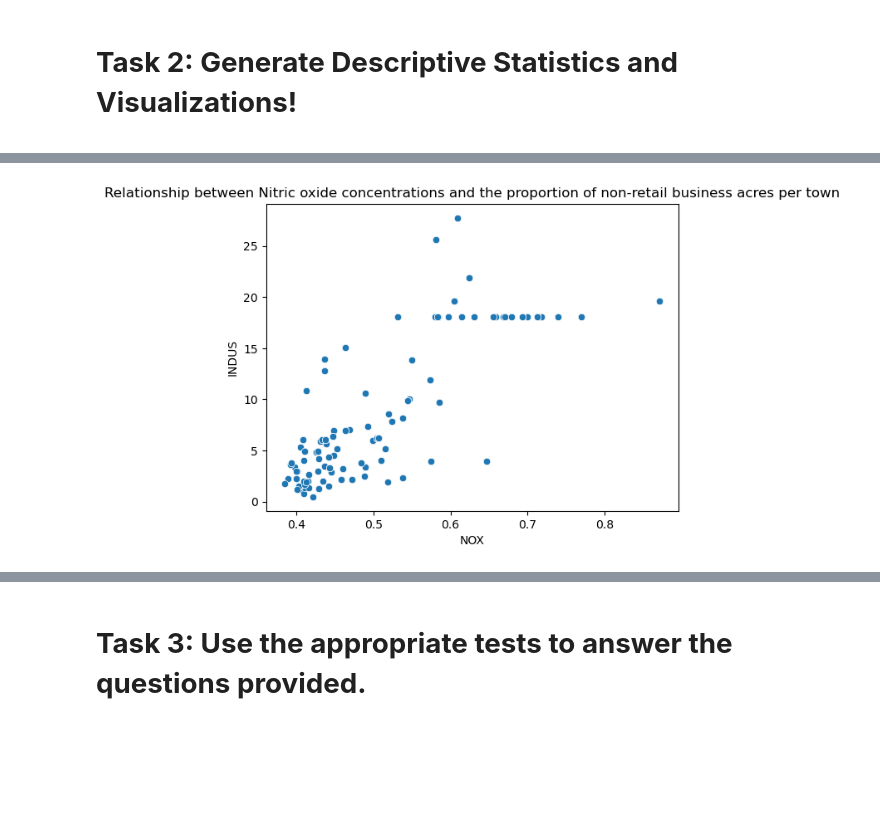
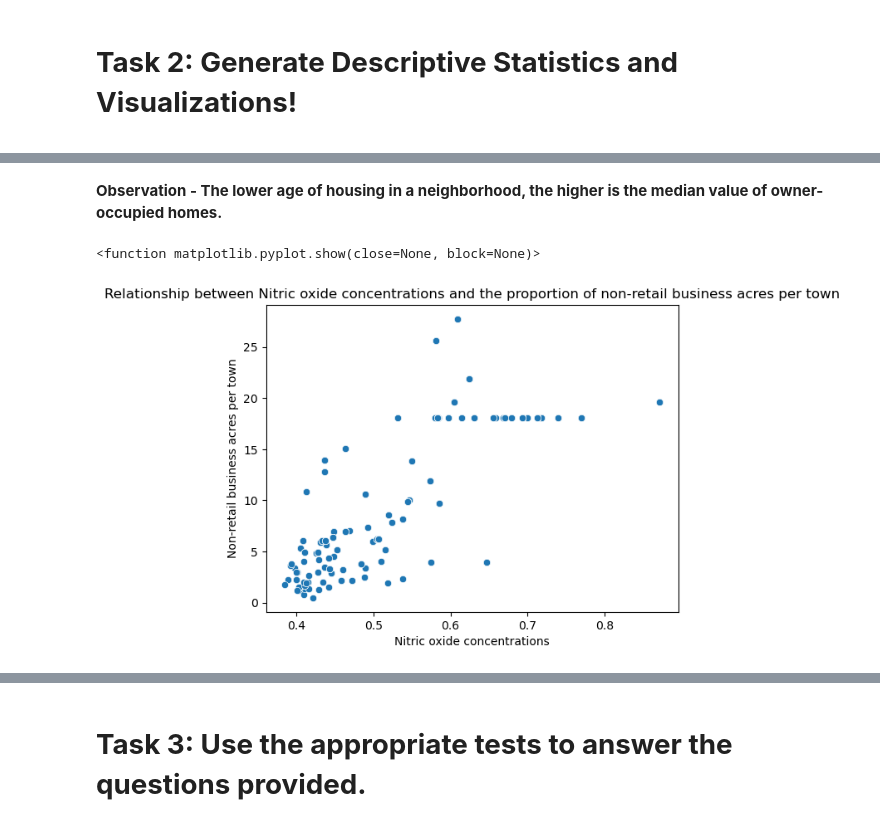
Before and after one commit to saradnitin/SharePointPractice, a Jupyter notebook: Peer-Graded-Assignment-jupyterlite-v2.ipynb, the cells around one changed output, grey strips where cells are left out. Cells and saved outputs as stored; diff of their text form; code cells hidden in the pictures; blank space fills up the shorter version.

```diff
--- a/Peer-Graded-Assignment-jupyterlite-v2.ipynb
+++ b/Peer-Graded-Assignment-jupyterlite-v2.ipynb
@@ -127,9 +124,16 @@ pyplot.show()
+# %% [markdown]
+<b> Observation - The lower age of housing in a neighborhood, the higher is the median value of owner-occupied homes.
 # %%
 #Provide a scatter plot to show the relationship between Nitric oxide concentrations and the proportion of non-retail business
 #acres per town. What can you say about the relationship?
 
-sns.scatterplot(x=boston_df.NOX, y=boston_df.INDUS, data=boston_df)
+ax = sns.scatterplot(x='NOX', y='INDUS', data=boston_df)
 pyplot.title("Relationship between Nitric oxide concentrations and the proportion of non-retail business acres per town")
-pyplot.show()
+
+pyplot.ylabel("Non-retail business acres per town")
+pyplot.xlabel("Nitric oxide concentrations")
+pyplot.tick_params(axis='both', which='major')
+pyplot.show
 # %% [output]
+<function matplotlib.pyplot.show(close=None, block=None)>
-[figure, old version]
+[figure, new version]
```
Also changed, not shown: parts of 19 cells of this notebook.
